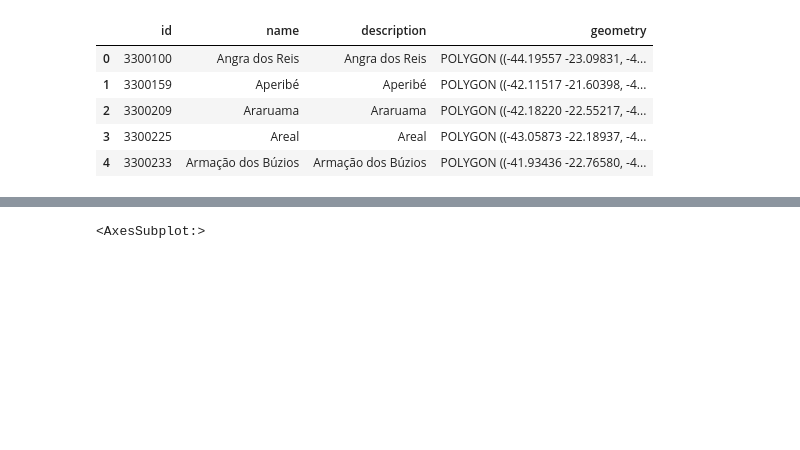
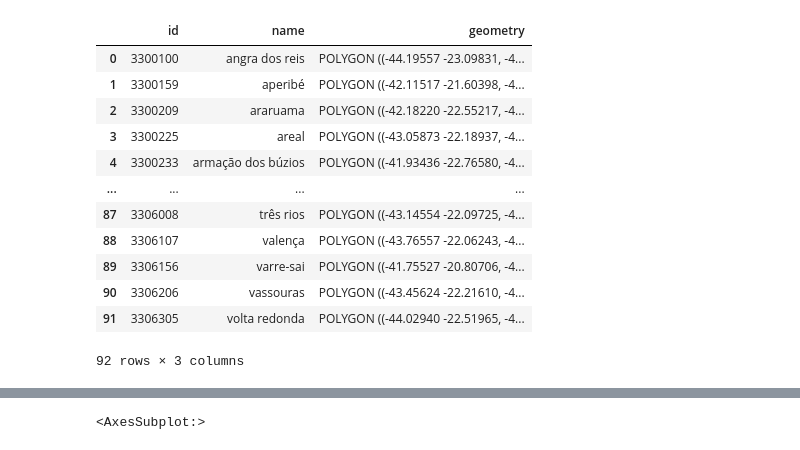
Before and after one commit to lfzinho/Geodata-Analisys, a Jupyter notebook: Notebook_maneiro.ipynb, the cells around one changed output, grey strips where cells are left out. Drawn from its saved outputs; the diff is of its cells as text; code cells hidden in the pictures; blank space fills up the shorter version.

```diff
--- a/Notebook_maneiro.ipynb
+++ b/Notebook_maneiro.ipynb
@@ -2,18 +2,28 @@
 import numpy as np
 import pandas as pd
 import geopandas as gpd
-import geoplot.crs as gcrs
-import geoplot as gplt
-import matplotlib as plt
+import matplotlib.pyplot as plt
 import sqlite3 as sql
-
-db = gpd.read_file("RJ.json")
-
-db.head()
+import json
-# %% [output]
-|  | id | name | description | geometry |
-| 0 | 3300100 | Angra dos Reis | Angra dos Reis | POLYGON ((-44.19557 -23.09831, -4... |
-| 1 | 3300159 | Aperibé | Aperibé | POLYGON ((-42.11517 -21.60398, -4... |
-| 2 | 3300209 | Araruama | Araruama | POLYGON ((-42.18220 -22.55217, -4... |
-| 3 | 3300225 | Areal | Areal | POLYGON ((-43.05873 -22.18937, -4... |
-| 4 | 3300233 | Armação dos Búzios | Armação dos Búzios | POLYGON ((-41.93436 -22.76580, -4... |
+# %%
+db = gpd.read_file("RJ.json")
+atlas = pd.read_csv("atlas.csv")
+db = db.drop(columns="description")
+db["name"] = db["name"].str.lower()
+municipios = db["name"].unique()
+
+db
+# %% [output]
+|  | id | name | geometry |
+| 0 | 3300100 | angra dos reis | POLYGON ((-44.19557 -23.09831, -4... |
+| 1 | 3300159 | aperibé | POLYGON ((-42.11517 -21.60398, -4... |
+| 2 | 3300209 | araruama | POLYGON ((-42.18220 -22.55217, -4... |
+| 3 | 3300225 | areal | POLYGON ((-43.05873 -22.18937, -4... |
+| 4 | 3300233 | armação dos búzios | POLYGON ((-41.93436 -22.76580, -4... |
+| ... | ... | ... | ... |
+| 87 | 3306008 | três rios | POLYGON ((-43.14554 -22.09725, -4... |
+| 88 | 3306107 | valença | POLYGON ((-43.76557 -22.06243, -4... |
+| 89 | 3306156 | varre-sai | POLYGON ((-41.75527 -20.80706, -4... |
+| 90 | 3306206 | vassouras | POLYGON ((-43.45624 -22.21610, -4... |
+| 91 | 3306305 | volta redonda | POLYGON ((-44.02940 -22.51965, -4... |
+92 rows × 3 columns
```
Also changed, not shown: parts of 4 cells of this notebook, 1 other file.
